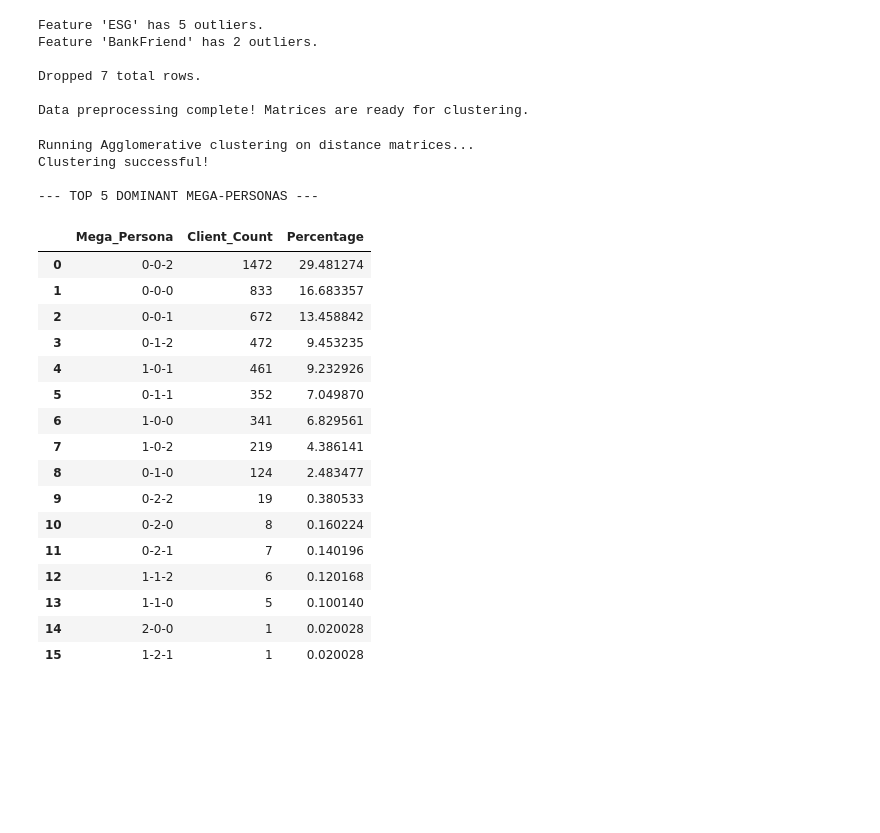
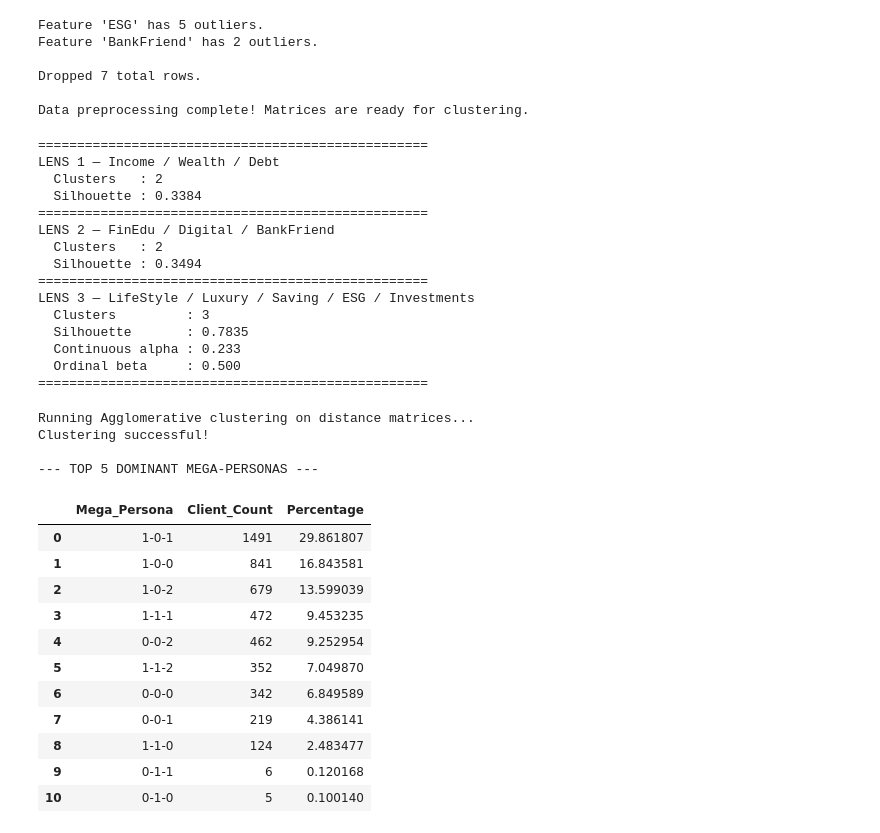
Before and after one commit to Smael-olk/Fintech, a Jupyter notebook: BusinessCase1/Main_Amir.ipynb, the cells around one changed output. Cells and saved outputs as stored; diff of their text form; code cells hidden in the pictures; blank space fills up the shorter version.

```diff
--- a/BusinessCase1/Main_Amir.ipynb
+++ b/BusinessCase1/Main_Amir.ipynb
@@ -123,65 +138,94 @@ Feature 'BankFriend' has 2 outliers.
 Dropped 7 total rows.
 
 Data preprocessing complete! Matrices are ready for clustering.
+# %%
+print("=" * 50)
+print("LENS 1 — Income / Wealth / Debt")
+print(f"  Clusters   : {best_k1}")
+print(f"  Silhouette : {score1:.4f}")
+
+print("=" * 50)
+print("LENS 2 — FinEdu / Digital / BankFriend")
+print(f"  Clusters   : {best_k2}")
+print(f"  Silhouette : {score2:.4f}")
+
+print("=" * 50)
+print("LENS 3 — LifeStyle / Luxury / Saving / ESG / Investments")
+print(f"  Clusters         : {best_k3}")
+print(f"  Silhouette       : {score3:.4f}")
+print(f"  Continuous alpha : {weights3[0]:.3f}")
+print(f"  Ordinal beta     : {weights3[1]:.3f}")
+print("=" * 50)
+# %% [output]
+==================================================
+LENS 1 — Income / Wealth / Debt
+  Clusters   : 2
+  Silhouette : 0.3384
+==================================================
+LENS 2 — FinEdu / Digital / BankFriend
+  Clusters   : 2
+  Silhouette : 0.3494
+==================================================
+LENS 3 — LifeStyle / Luxury / Saving / ESG / Investments
+  Clusters         : 3
+  Silhouette       : 0.7835
+  Continuous alpha : 0.233
+  Ordinal beta     : 0.500
+==================================================
 # %%
 #  CLUSTER EACH LENS INDEPENDENTLY (Using Agglomerative)
 print("Running Agglomerative clustering on distance matrices...")
 
 # linkage='average' works best with Gower distances
-agg_lens1 = AgglomerativeClustering(n_clusters=3, metric='precomputed', linkage='average')
-agg_lens2 = AgglomerativeClustering(n_clusters=3, metric='precomputed', linkage='average')
-agg_lens3 = AgglomerativeClustering(n_clusters=3, metric='precomputed', linkage='average')
+agg_lens1 = AgglomerativeClustering(n_clusters=best_k1, metric='precomputed', linkage='average')
+agg_lens2 = AgglomerativeClustering(n_clusters=best_k2, metric='precomputed', linkage='average')
+agg_lens3 = AgglomerativeClustering(n_clusters=best_k3, metric='precomputed', linkage='average')
 
 # Fit the models and extract the cluster labels (0, 1, or 2)
-labels_lens1 = agg_lens1.fit_predict(gower_mat_lens1)
-labels_lens2 = agg_lens2.fit_predict(gower_mat_lens2)
-labels_lens3 = agg_lens3.fit_predict(gower_mat_lens3)
+labels_lens1 = agg_lens1.fit_predict(dist_mat_lens1)
+labels_lens2 = agg_lens2.fit_predict(dist_mat_lens2)
+labels_lens3 = agg_lens3.fit_predict(dist_mat_lens3)
 
 print("Clustering successful!")
 
 # BUILD THE 3D PERSONA MATRIX
 # Create a final results DataFrame starting with our Demographics "Waiting Room"
 df_final = df_demo.copy()
 
 # Add the behavioral cluster labels
 df_final['Lens1_Capacity'] = labels_lens1
 df_final['Lens2_Engagement'] = labels_lens2
 df_final['Lens3_Behavior'] = labels_lens3
 
 # Create the "Mega-Persona" ID (e.g., "1-0-2")
 df_final['Mega_Persona'] = (
     df_final['Lens1_Capacity'].astype(str) + "-" +
     df_final['Lens2_Engagement'].astype(str) + "-" +
     df_final['Lens3_Behavior'].astype(str)
 )
 
 # Calculate how many clients fall into each of the combinations
 persona_counts = df_final['Mega_Persona'].value_counts().reset_index()
 persona_counts.columns = ['Mega_Persona', 'Client_Count']
 persona_counts['Percentage'] = (persona_counts['Client_Count'] / len(df_final)) * 100
 
 print("\n--- TOP 5 DOMINANT MEGA-PERSONAS ---")
 display(persona_counts.head(27))
 # %% [output]
 Running Agglomerative clustering on distance matrices...
 Clustering successful!
 
 --- TOP 5 DOMINANT MEGA-PERSONAS ---
 |  | Mega_Persona | Client_Count | Percentage |
-| 0 | 0-0-2 | 1472 | 29.481274 |
-| 1 | 0-0-0 | 833 | 16.683357 |
-| 2 | 0-0-1 | 672 | 13.458842 |
-| 3 | 0-1-2 | 472 | 9.453235 |
-| 4 | 1-0-1 | 461 | 9.232926 |
-| 5 | 0-1-1 | 352 | 7.049870 |
-| 6 | 1-0-0 | 341 | 6.829561 |
-| 7 | 1-0-2 | 219 | 4.386141 |
-| 8 | 0-1-0 | 124 | 2.483477 |
-| 9 | 0-2-2 | 19 | 0.380533 |
-| 10 | 0-2-0 | 8 | 0.160224 |
-| 11 | 0-2-1 | 7 | 0.140196 |
-| 12 | 1-1-2 | 6 | 0.120168 |
-| 13 | 1-1-0 | 5 | 0.100140 |
-| 14 | 2-0-0 | 1 | 0.020028 |
-| 15 | 1-2-1 | 1 | 0.020028 |
+| 0 | 1-0-1 | 1491 | 29.861807 |
+| 1 | 1-0-0 | 841 | 16.843581 |
+| 2 | 1-0-2 | 679 | 13.599039 |
+| 3 | 1-1-1 | 472 | 9.453235 |
+| 4 | 0-0-2 | 462 | 9.252954 |
+| 5 | 1-1-2 | 352 | 7.049870 |
+| 6 | 0-0-0 | 342 | 6.849589 |
+| 7 | 0-0-1 | 219 | 4.386141 |
+| 8 | 1-1-0 | 124 | 2.483477 |
+| 9 | 0-1-1 | 6 | 0.120168 |
+| 10 | 0-1-0 | 5 | 0.100140 |
 # %%
```
Also changed, not shown: parts of 8 cells of this notebook, 3 other files.
